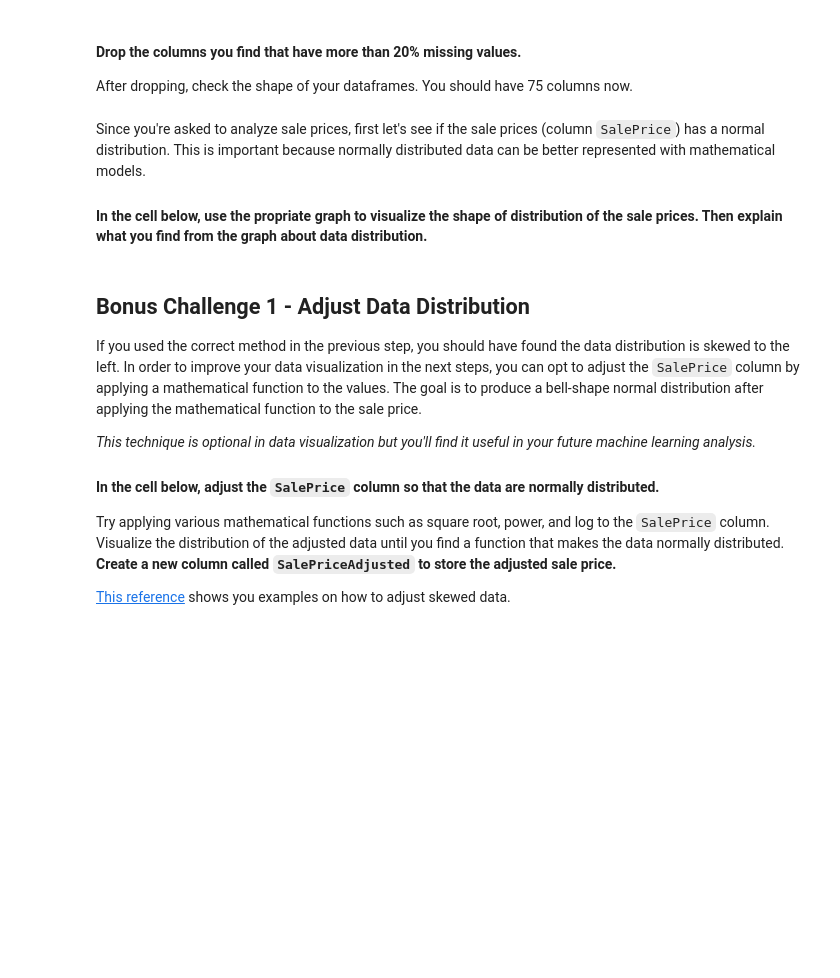
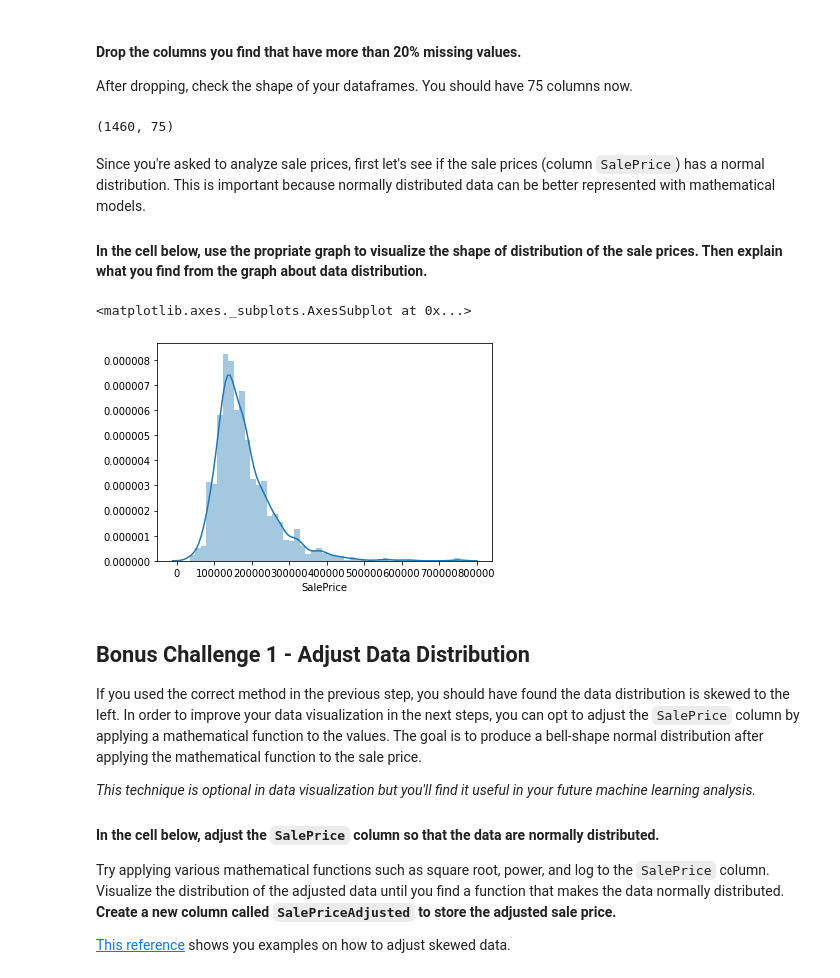
Before and after one commit to ta-datapt-bcn/lab-storytelling-data-visualization, a Jupyter notebook: your-code/main.ipynb, the cells around one changed output. Drawn from its saved outputs; the diff is of its cells as text; code cells hidden in the pictures; blank space fills up the shorter version.

```diff
--- a/your-code/main.ipynb
+++ b/your-code/main.ipynb
@@ -52,0 +52,7 @@ Make a table containing the column name and the percentage of missing values. Pr
+# %%
+# your code here
+percent_missing = df.isnull().sum() * 100 / len(df)
+missing_value_df = pd.DataFrame({'column_name': df.columns,
+                                 'percent_missing': percent_missing})
+missing_over_20 = missing_value_df[missing_value_df["percent_missing"] > 20.0]
+missing_over_20.head()
@@ -56,9 +69,17 @@ Make a table containing the column name and the percentage of missing values. Pr
 After dropping, check the shape of your dataframes. You should have 75 columns now.
 # %%
 # your code here
+df.drop(columns=missing_over_20["column_name"], inplace=True)
+df.shape
+# %% [output]
+(1460, 75)
 # %% [markdown]
 Since you're asked to analyze sale prices, first let's see if the sale prices (column `SalePrice`) has a normal distribution. This is important because normally distributed data can be better represented with mathematical models.
 
 #### In the cell below, use the propriate graph to visualize the shape of distribution of the sale prices. Then explain what you find from the graph about data distribution.
 # %%
 # your code here
+sns.distplot(df["SalePrice"])
+# %% [output]
+<matplotlib.axes._subplots.AxesSubplot at 0x...>
+[figure, added]
```
Also changed, not shown: parts of 19 cells of this notebook.
